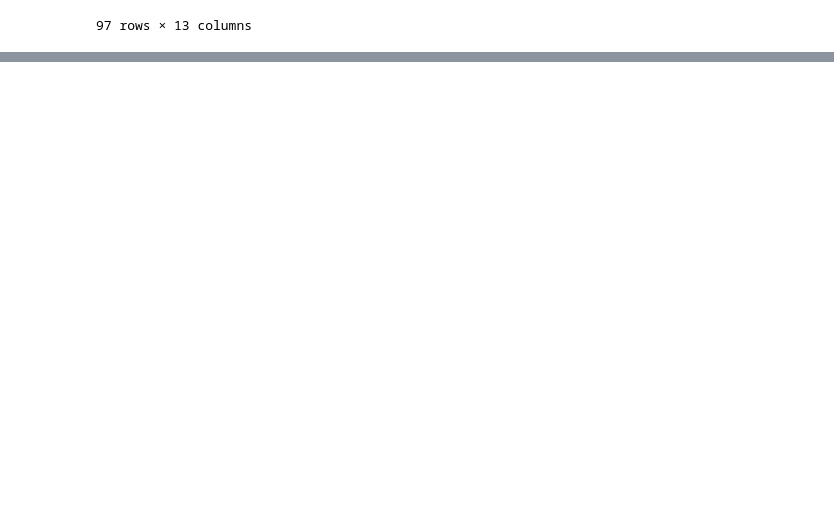
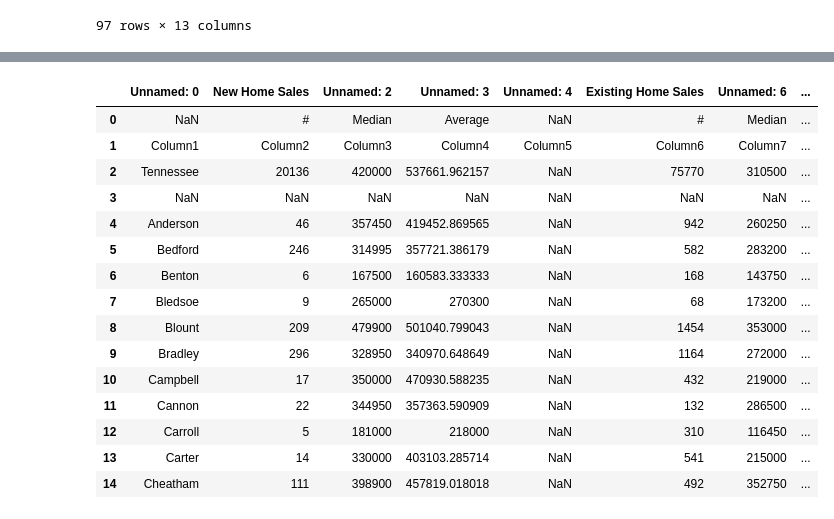
Before and after one commit to mbainbridge950/tennessee_population_after_covid, a Jupyter notebook: notebooks/tn_population.ipynb, the cells around one changed output, grey strips where cells are left out. Saved outputs shown, nothing was run; the diff lists cells and outputs as text; code cells hidden in the pictures; blank space fills up the shorter version.

```diff
--- a/notebooks/tn_population.ipynb
+++ b/notebooks/tn_population.ipynb
@@ -141,0 +288,19 @@ home_sales_2012_2023_price
+# %%
+home_sales.head(15)
+# %% [output]
+|  | Unnamed: 0 | New Home Sales | Unnamed: 2 | Unnamed: 3 | Unnamed: 4 | Existing Home Sales | Unnamed: 6 | ... |
+| 0 | NaN | # | Median | Average | NaN | # | Median | ... |
+| 1 | Column1 | Column2 | Column3 | Column4 | Column5 | Column6 | Column7 | ... |
+| 2 | Tennessee | 20136 | 420000 | 537661.962157 | NaN | 75770 | 310500 | ... |
+| 3 | NaN | NaN | NaN | NaN | NaN | NaN | NaN | ... |
+| 4 | Anderson | 46 | 357450 | 419452.869565 | NaN | 942 | 260250 | ... |
+| 5 | Bedford | 246 | 314995 | 357721.386179 | NaN | 582 | 283200 | ... |
+| 6 | Benton | 6 | 167500 | 160583.333333 | NaN | 168 | 143750 | ... |
+| 7 | Bledsoe | 9 | 265000 | 270300 | NaN | 68 | 173200 | ... |
+| 8 | Blount | 209 | 479900 | 501040.799043 | NaN | 1454 | 353000 | ... |
+| 9 | Bradley | 296 | 328950 | 340970.648649 | NaN | 1164 | 272000 | ... |
+| 10 | Campbell | 17 | 350000 | 470930.588235 | NaN | 432 | 219000 | ... |
+| 11 | Cannon | 22 | 344950 | 357363.590909 | NaN | 132 | 286500 | ... |
+| 12 | Carroll | 5 | 181000 | 218000 | NaN | 310 | 116450 | ... |
+| 13 | Carter | 14 | 330000 | 403103.285714 | NaN | 541 | 215000 | ... |
+| 14 | Cheatham | 111 | 398900 | 457819.018018 | NaN | 492 | 352750 | ... |
```
Also changed, not shown: parts of 25 cells of this notebook, 7 other files.
